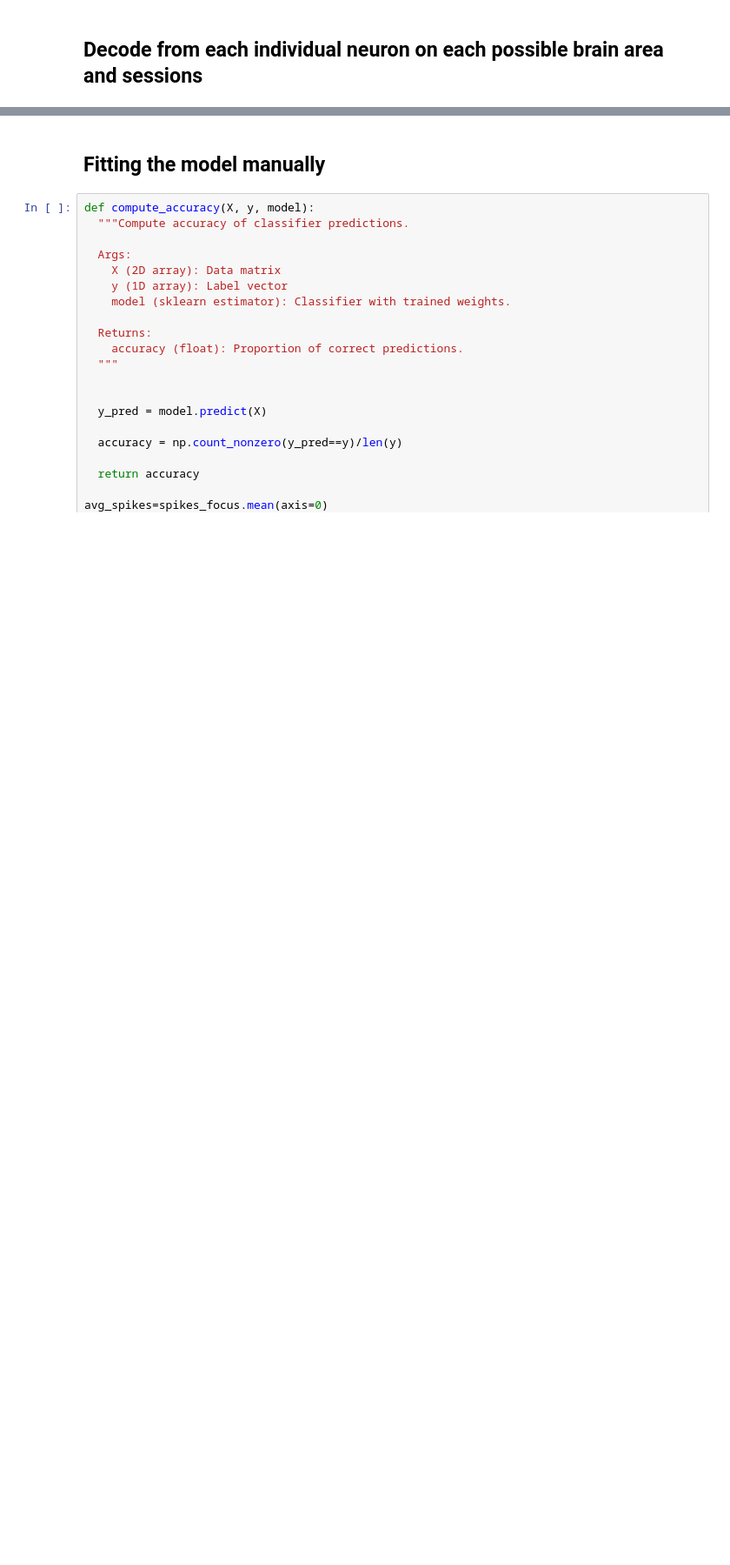
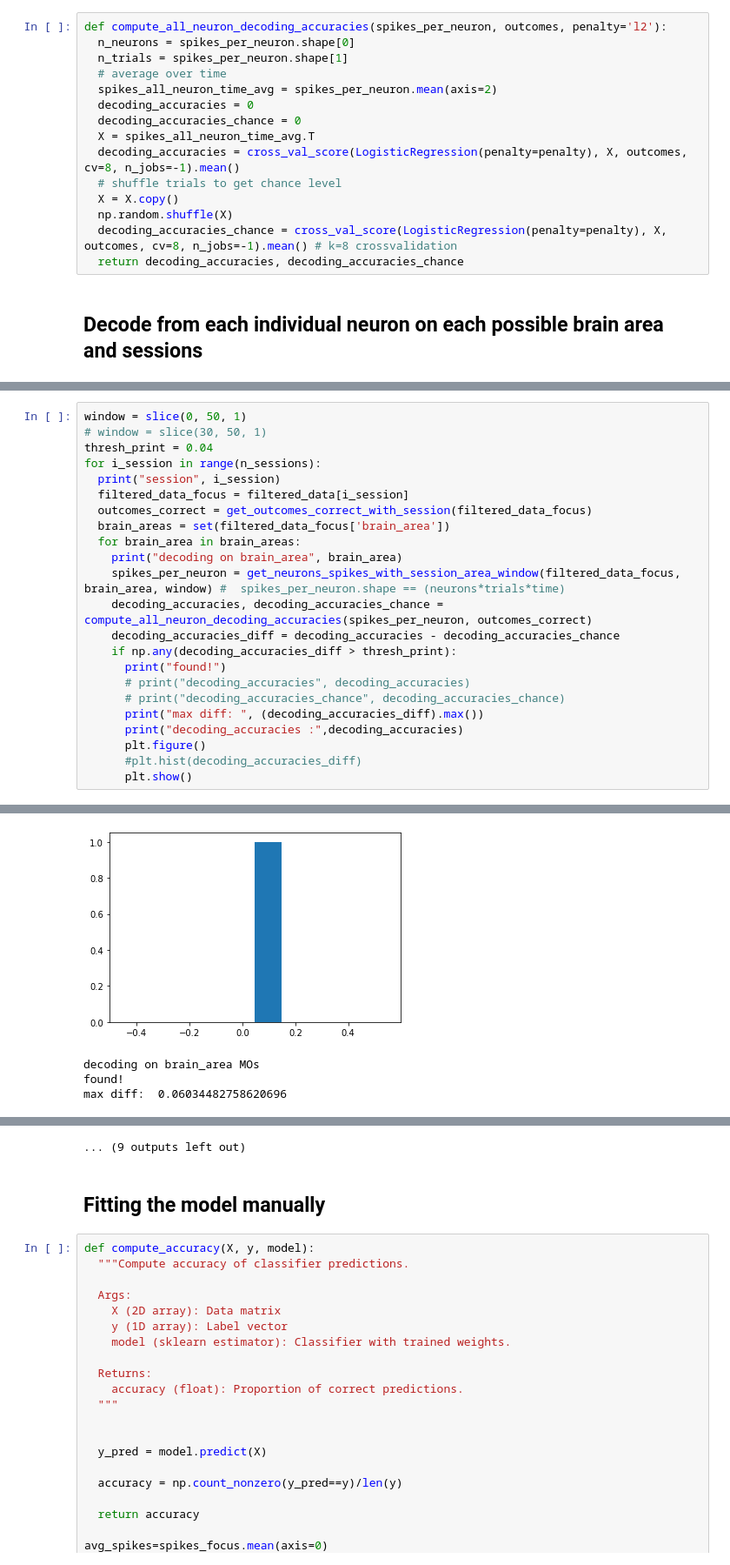
Before and after one commit to cedricfoucault/scarletbutterfly, a Jupyter notebook: scarletbutterfly_decoding_steinmetz.ipynb, the cells around one changed output, grey strips where cells are left out. Shown at 87% size. Cells and saved outputs as stored; diff of their text form; blank space fills up the shorter version.

```diff
--- a/scarletbutterfly_decoding_steinmetz.ipynb
+++ b/scarletbutterfly_decoding_steinmetz.ipynb
@@ -213,5 +215,20 @@ def compute_single_neuron_decoding_accuracies(spikes_per_neuron, outcomes, penal
     np.random.shuffle(X)
     decoding_accuracies_chance[i_neuron] = cross_val_score(LogisticRegression(penalty=penalty), X, outcomes, cv=8, n_jobs=-1).mean() # k=8 crossvalidation
   return decoding_accuracies, decoding_accuracies_chance
+# %%
+def compute_all_neuron_decoding_accuracies(spikes_per_neuron, outcomes, penalty='l2'):
+  n_neurons = spikes_per_neuron.shape[0]
+  n_trials = spikes_per_neuron.shape[1]
+  # average over time
+  spikes_all_neuron_time_avg = spikes_per_neuron.mean(axis=2)
+  decoding_accuracies = 0
+  decoding_accuracies_chance = 0
+  X = spikes_all_neuron_time_avg.T
+  decoding_accuracies = cross_val_score(LogisticRegression(penalty=penalty), X, outcomes, cv=8, n_jobs=-1).mean()
+  # shuffle trials to get chance level
+  X = X.copy()
+  np.random.shuffle(X)
+  decoding_accuracies_chance = cross_val_score(LogisticRegression(penalty=penalty), X, outcomes, cv=8, n_jobs=-1).mean() # k=8 crossvalidation
+  return decoding_accuracies, decoding_accuracies_chance
 # %% [markdown]
 ## Decode from each individual neuron on each possible brain area and sessions
@@ -321,0 +268,24 @@ max diff:  0.09439655172413786
+# %%
+window = slice(0, 50, 1)
+# window = slice(30, 50, 1)
+thresh_print = 0.04
+for i_session in range(n_sessions):
+  print("session", i_session)
+  filtered_data_focus = filtered_data[i_session]
+  outcomes_correct = get_outcomes_correct_with_session(filtered_data_focus)
+  brain_areas = set(filtered_data_focus['brain_area'])
+  for brain_area in brain_areas:
+    print("decoding on brain_area", brain_area)
+    spikes_per_neuron = get_neurons_spikes_with_session_area_window(filtered_data_focus, brain_area, window) #  spikes_per_neuron.shape == (neurons*trials*time)
+    decoding_accuracies, decoding_accuracies_chance = compute_all_neuron_decoding_accuracies(spikes_per_neuron, outcomes_correct)
+    decoding_accuracies_diff = decoding_accuracies - decoding_accuracies_chance
+    if np.any(decoding_accuracies_diff > thresh_print):
+      print("found!")
+      # print("decoding_accuracies", decoding_accuracies)
+      # print("decoding_accuracies_chance", decoding_accuracies_chance)
+      print("max diff: ", (decoding_accuracies_diff).max())
+      print("decoding_accuracies :",decoding_accuracies)
+      plt.figure()
+      #plt.hist(decoding_accuracies_diff)
+      plt.show()
+# %% [output]
@@ -321,0 +309,4 @@ max diff:  0.09439655172413786
+[figure, added]
+decoding on brain_area MOs
+found!
+max diff:  0.06034482758620696
@@ -322,3 +363,4 @@ max diff:  0.09439655172413786
+... (9 outputs left out)
 # %% [markdown]
 ## Fitting the model manually
 # %%
```
Also changed, not shown: parts of 19 cells of this notebook.
